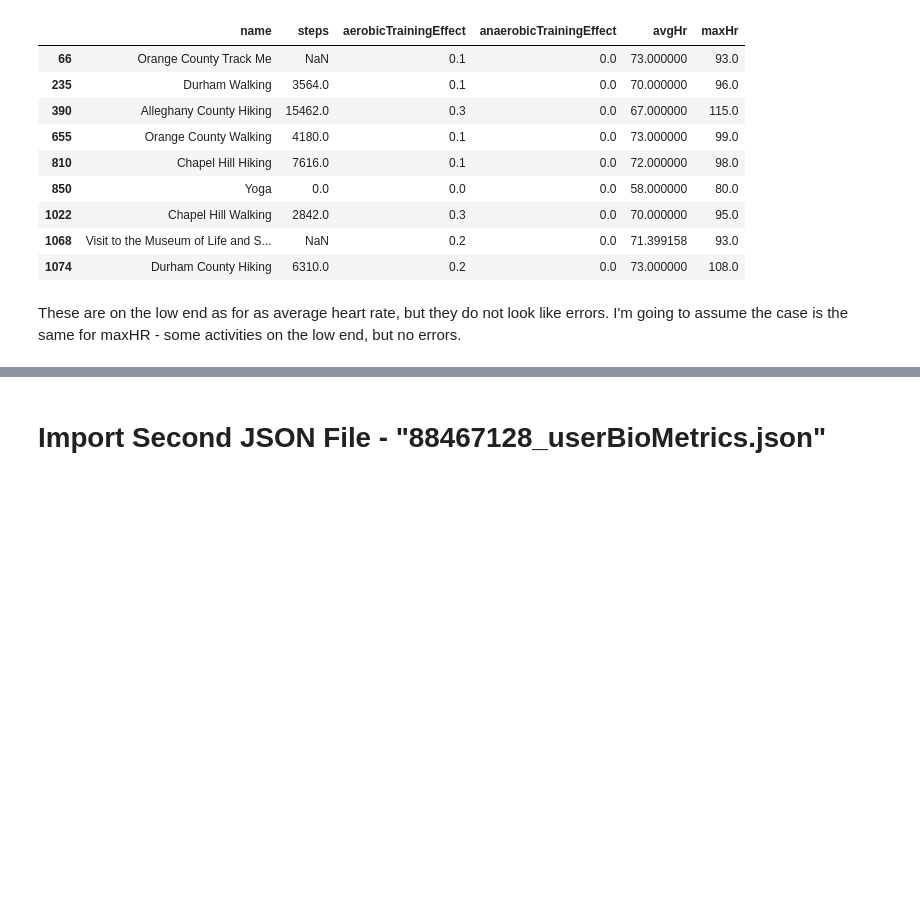
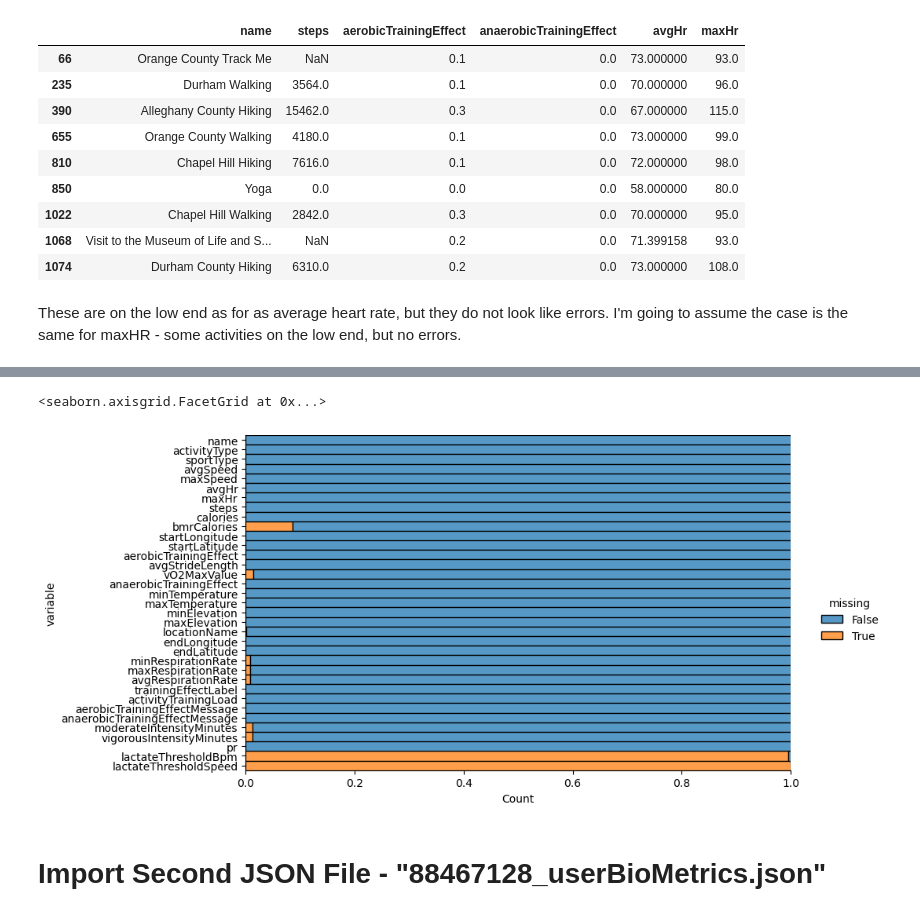
Before and after one commit to marcmehrotra/Springboard, a Jupyter notebook: Capstone Project 2/code/Stage2_Capstone_2_Data_Wrangling.ipynb, the cells around one changed output, grey strips where cells are left out. Cells and saved outputs as stored; diff of their text form; code cells hidden in the pictures; blank space fills up the shorter version.

```diff
--- a/Capstone Project 2/code/Stage2_Capstone_2_Data_Wrangling.ipynb
+++ b/Capstone Project 2/code/Stage2_Capstone_2_Data_Wrangling.ipynb
@@ -525,0 +556,5 @@ These are on the low end as for as average heart rate, but they do not look like
+# %%
+activityList = [activity for activity in summarizedActivities_df_combined['activityType'].unique() \
+                if summarizedActivities_df_combined.loc[summarizedActivities_df_combined['activityType'] == activity,'activityType'].value_counts().sum() > 100]
+
+summarizedActivities_topActivities = summarizedActivities_df_combined[summarizedActivities_df_combined['activityType'].isin(activityList)]
@@ -525,0 +598,4 @@ These are on the low end as for as average heart rate, but they do not look like
+# %%
+summarizedActivities_trailRunning = summarizedActivities_topActivities.loc[(summarizedActivities_topActivities['activityType'] == 'trail_running') &\
+                                    (summarizedActivities_topActivities['sportType'] == 'RUNNING')]
+# summarizedActivities_trailrunning_RUNNING = summarizedActivities_trailRunning.notna().mean()
@@ -526,3 +618,14 @@ These are on the low end as for as average heart rate, but they do not look like
+# %%
+sns.displot(
+    data=summarizedActivities_trailRunning.isna().melt(value_name='missing'),
+    y='variable',
+    hue='missing',
+    multiple='fill',
+    aspect=2
+)
+# %% [output]
+<seaborn.axisgrid.FacetGrid at 0x...>
+[figure, added]
 # %% [markdown]
 # Import Second JSON File - "88467128_userBioMetrics.json"
 # %%
```
Also changed, not shown: parts of 83 cells of this notebook.
